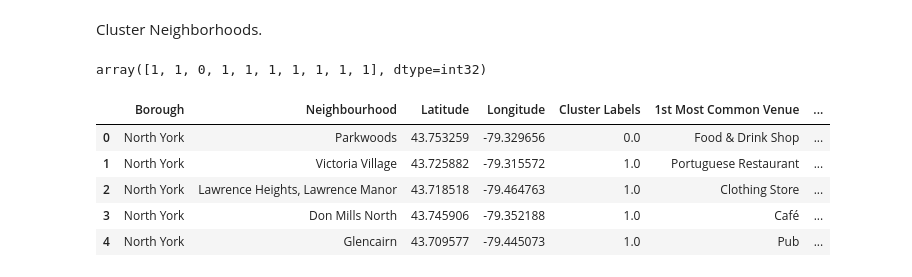
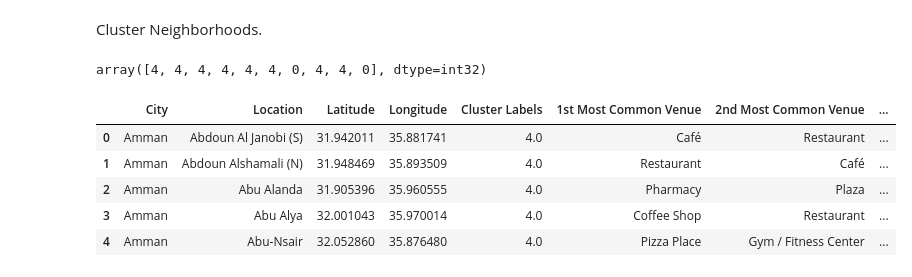
Before and after one commit to Yahyaabualhaj/Coursera_Capstone, a Jupyter notebook: notebooks/w_3_4.ipynb, the cells around one changed output. Drawn from its saved outputs; the diff is of its cells as text; code cells hidden in the pictures.

```diff
--- a/notebooks/w_3_4.ipynb
+++ b/notebooks/w_3_4.ipynb
@@ -274,8 +234,8 @@ def getNearbyVenues(names, latitudes, longitudes, radius=500):
 
     return(nearby_venues)
 # %%
-toronto_venues = getNearbyVenues(names=df_cleaned['Neighbourhood'],
-                                   latitudes=df_cleaned['Latitude'],
-                                   longitudes=df_cleaned['Longitude']
+amman_venues = getNearbyVenues(names=df1['Location'],
+                                   latitudes=df1['Latitude'],
+                                   longitudes=df1['Longitude']
                                   )
 # %% [output]
@@ -341,14 +302,14 @@ Find out how many unique categories can be curated from all the returned venues
 Analyze Each Neighborhood.
 # %%
 # one hot encoding
-toronto_onehot = pd.get_dummies(toronto_venues[['Venue Category']], prefix="", prefix_sep="")
+amman_onehot = pd.get_dummies(amman_venues[['Venue Category']], prefix="", prefix_sep="")
 
 # add neighborhood column back to dataframe
-toronto_onehot['Neighborhood'] = toronto_venues['Neighborhood']
+amman_onehot['Neighborhood'] = amman_venues['Neighborhood']
 
-fixed_columns = [col for col in toronto_onehot.columns if col != 'Neighborhood' ]
+fixed_columns = [col for col in amman_onehot.columns if col != 'Neighborhood' ]
 fixed_columns =  ['Neighborhood'] + fixed_columns
-toronto_onehot = toronto_onehot[fixed_columns]
+amman_onehot = amman_onehot[fixed_columns]
 
-toronto_onehot.head()
+amman_onehot.head()
 # %% [output]
@@ -367,4 +328,4 @@ toronto_onehot.shape
 # %%
-toronto_grouped = toronto_onehot.groupby('Neighborhood').mean().reset_index()
-toronto_grouped
+amman_grouped = amman_onehot.groupby('Neighborhood').mean().reset_index()
+amman_grouped
 # %% [output]
@@ -445,10 +406,10 @@ for ind in np.arange(num_top_venues):
 
 # create a new dataframe
 neighborhoods_venues_sorted = pd.DataFrame(columns=columns)
-neighborhoods_venues_sorted['Neighborhood'] = toronto_grouped['Neighborhood']
+neighborhoods_venues_sorted['Neighborhood'] = amman_grouped['Neighborhood']
 
-for ind in np.arange(toronto_grouped.shape[0]):
-    neighborhoods_venues_sorted.iloc[ind, 1:] = return_most_common_venues(toronto_grouped.iloc[ind, :], num_top_venues)
+for ind in np.arange(amman_grouped.shape[0]):
+    neighborhoods_venues_sorted.iloc[ind, 1:] = return_most_common_venues(amman_grouped.iloc[ind, :], num_top_venues)
 
 neighborhoods_venues_sorted.head()
 # %% [output]
@@ -465,32 +426,33 @@ Cluster Neighborhoods.
 # set number of clusters
 kclusters = 5
 
-toronto_grouped_clustering = toronto_grouped.drop('Neighborhood', 1)
+amman_grouped_clustering = amman_grouped.drop('Neighborhood', 1)
 
 # run k-means clustering
-kmeans = KMeans(n_clusters=kclusters, random_state=0).fit(toronto_grouped_clustering)
+kmeans = KMeans(n_clusters=kclusters, random_state=0).fit(amman_grouped_clustering)
 
 # check cluster labels generated for each row in the dataframe
 kmeans.labels_[0:10]
 # %% [output]
-array([1, 1, 0, 1, 1, 1, 1, 1, 1, 1], dtype=int32)
+array([4, 4, 4, 4, 4, 4, 0, 4, 4, 0], dtype=int32)
 # %%
 # add clustering labels
-neighborhoods_venues_sorted.insert(0, 'Cluster Labels', kmeans.labels_)
-
-toronto_merged = toronto_data.drop('Postcode',1)
+# neighborhoods_venues_sorted.insert(0, 'Cluster Labels', kmeans.labels_)
+amman_data = df1
+amman_merged = amman_data.drop('Zip Code',1)
 
 # merge toronto_grouped with toronto_data to add latitude/longitude for each neighborhood
-toronto_merged = toronto_merged.join(neighborhoods_venues_sorted.set_index('Neighborhood'), on='Neighbourhood')
-toronto_merged = toronto_merged.drop([16])
-toronto_merged.head() # check the last columns!
+amman_merged = amman_merged.join(neighborhoods_venues_sorted.set_index('Neighborhood'), on='Location')
+amman_merged = amman_merged.drop([16])
+amman_merged.dropna(inplace=True) # check the last columns!
+amman_merged.head()
 # %% [output]
-|  | Borough | Neighbourhood | Latitude | Longitude | Cluster Labels | 1st Most Common Venue | ... |
-| 0 | North York | Parkwoods | 43.753259 | -79.329656 | 0.0 | Food & Drink Shop | ... |
-| 1 | North York | Victoria Village | 43.725882 | -79.315572 | 1.0 | Portuguese Restaurant | ... |
-| 2 | North York | Lawrence Heights, Lawrence Manor | 43.718518 | -79.464763 | 1.0 | Clothing Store | ... |
-| 3 | North York | Don Mills North | 43.745906 | -79.352188 | 1.0 | Café | ... |
-| 4 | North York | Glencairn | 43.709577 | -79.445073 | 1.0 | Pub | ... |
+|  | City | Location | Latitude | Longitude | Cluster Labels | 1st Most Common Venue | 2nd Most Common Venue | ... |
+| 0 | Amman | Abdoun Al Janobi (S) | 31.942011 | 35.881741 | 4.0 | Café | Restaurant | ... |
+| 1 | Amman | Abdoun Alshamali (N) | 31.948469 | 35.893509 | 4.0 | Restaurant | Café | ... |
+| 2 | Amman | Abu Alanda | 31.905396 | 35.960555 | 4.0 | Pharmacy | Plaza | ... |
+| 3 | Amman | Abu Alya | 32.001043 | 35.970014 | 4.0 | Coffee Shop | Restaurant | ... |
+| 4 | Amman | Abu-Nsair | 32.052860 | 35.876480 | 4.0 | Pizza Place | Gym / Fitness Center | ... |
 # %%
 # create map
 map_clusters = folium.Map(location=[latitude, longitude], zoom_start=11)
```
Also changed, not shown: parts of 28 cells of this notebook.
